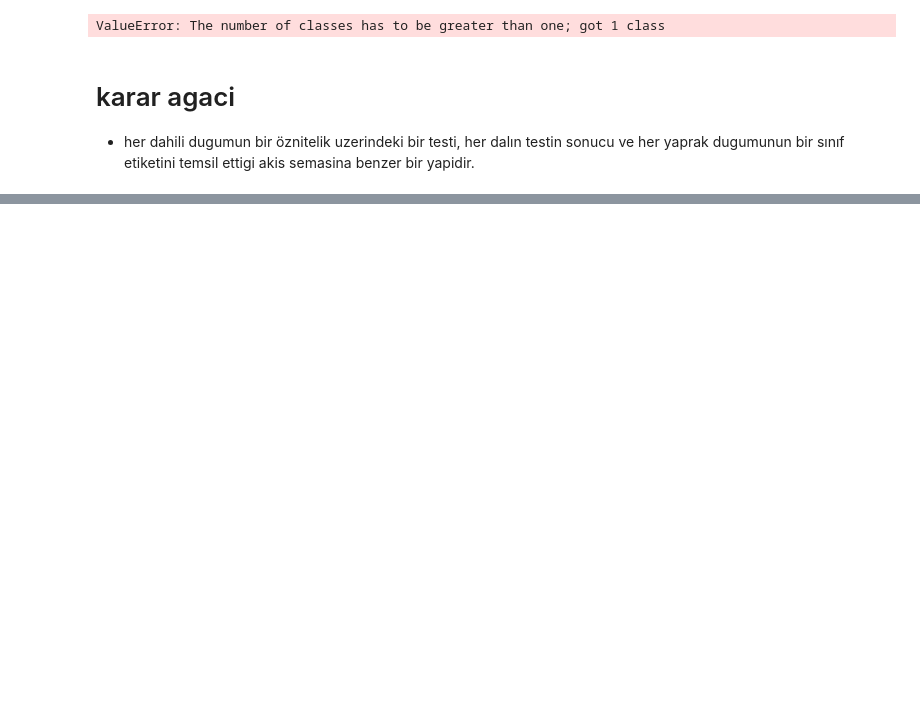
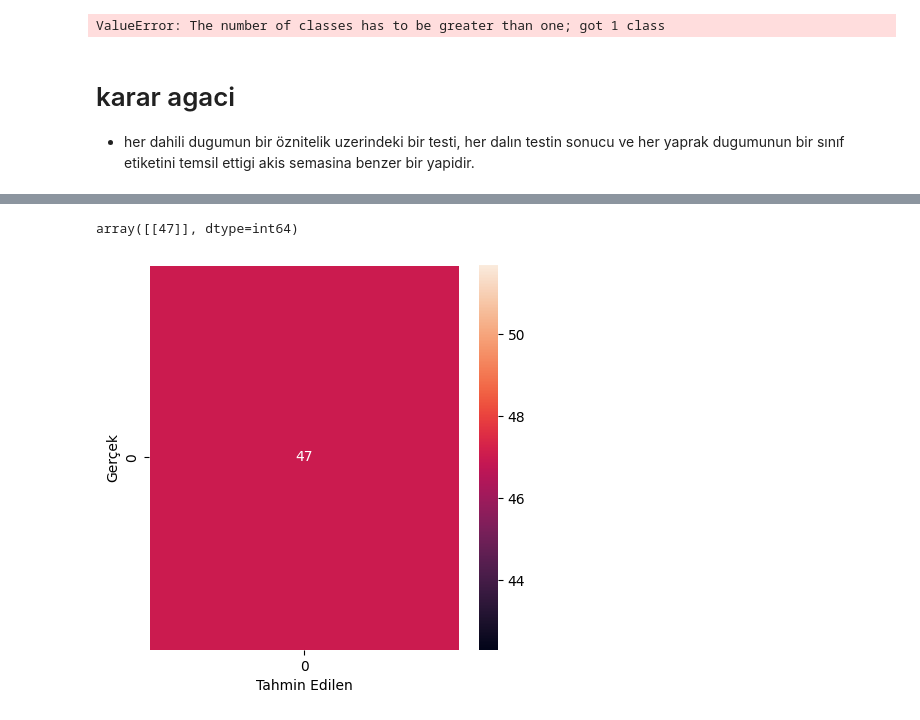
Before and after one commit to EmreUludag0/BTK-VeriBilimiMakineOgrenimiBootcamp, a Jupyter notebook: pythonDerinOgrenme/derinOgrenme.ipynb, the cells around one changed output, grey strips where cells are left out. Cells and saved outputs as stored; diff of their text form; code cells hidden in the pictures; blank space fills up the shorter version.

```diff
--- a/pythonDerinOgrenme/derinOgrenme.ipynb
+++ b/pythonDerinOgrenme/derinOgrenme.ipynb
@@ -46,3 +77,12 @@ ValueError: The number of classes has to be greater than one; got 1 class
 # %% [markdown]
 # karar agaci
 * her dahili dugumun bir öznitelik uzerindeki bir testi, her dalın testin sonucu ve her yaprak dugumunun bir sınıf etiketini temsil ettigi akis semasina benzer bir yapidir.
+# %%
+# karar agaci ice aktar
+from sklearn.tree import DecisionTreeClassifier
+
+# karar agaci egitimi
+dt = DecisionTreeClassifier()
+dt.fit(x_train,y_train)
+
+print("karar agaci modeli test dogruluk: {}".format(dt.score(x_test,y_test)))
@@ -48,0 +95,9 @@ ValueError: The number of classes has to be greater than one; got 1 class
+# %%
+# rastgele orman ice aktar
+from sklearn.ensemble import RandomForestClassifier
+
+# rastgele orman egitimi
+rf = RandomForestClassifier(n_estimators= 100, random_state=1)
+rf.fit(x_train,y_train)
+
+print("rastgele orman modeli test dogruluk: {}". format(dt.score(x_test,y_test)))
@@ -48,0 +112,23 @@ ValueError: The number of classes has to be greater than one; got 1 class
+# %%
+# confusion matrix
+from sklearn.metrics import confusion_matrix
+y_pred  = rf.predict(x_test)
+cm  =confusion_matrix(y_test,y_pred)
+cm
+# %% [output]
+array([[47]], dtype=int64)
+# %%
+# İstenilen boyutta bir figür oluşturun
+fig, ax = plt.subplots(figsize=(5, 5))
+
+# Seaborn ile ısı haritası oluşturun
+sns.heatmap(cm, annot=True, linewidths=0.5, linecolor="white", fmt=".0f", ax=ax)
+
+# Eksen etiketleri ekleyin
+plt.xlabel("Tahmin Edilen")
+plt.ylabel("Gerçek")
+
+# Grafiği göster
+plt.show()
+# %% [output]
+[figure, added]
```
Also changed, not shown: parts of 10 cells of this notebook.
